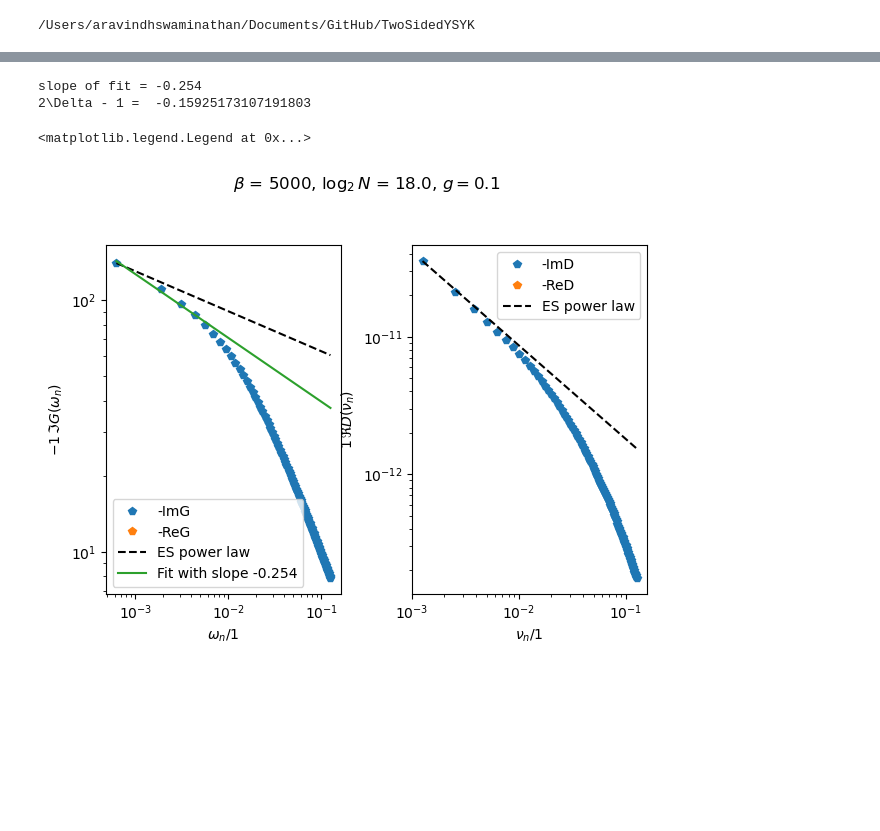
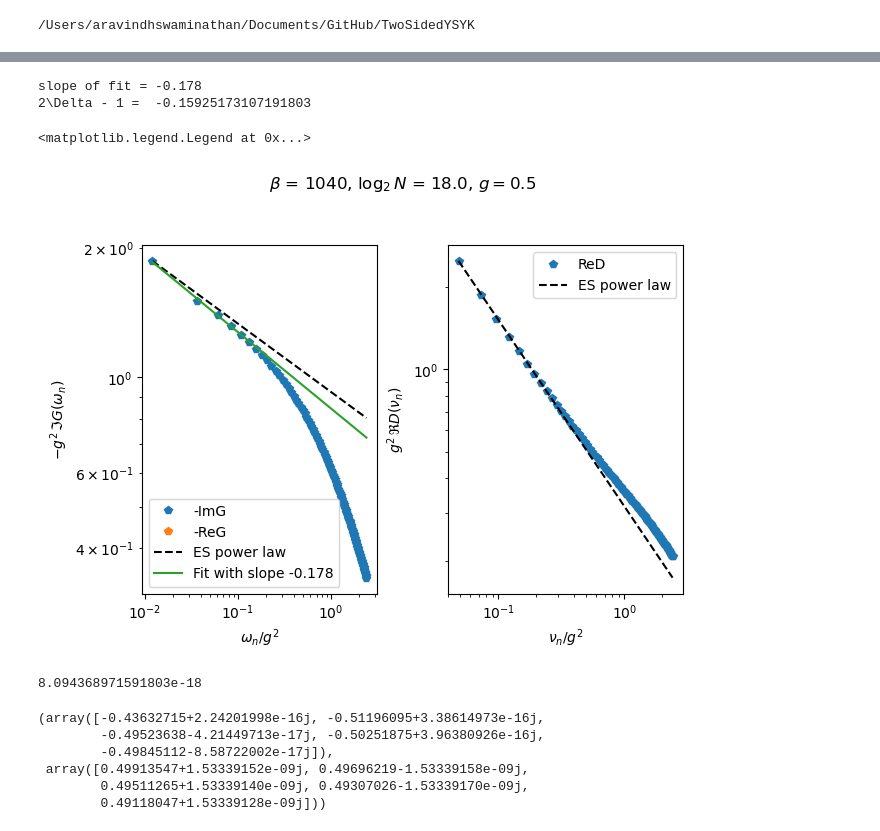
Before and after one commit to aravindhshankar/TwoSidedYSYK, a Jupyter notebook: Benchmarking/ES_ImagTimeLinBoson.ipynb, the cells around one changed output, grey strips where cells are left out. Saved outputs shown, nothing was run; the diff lists cells and outputs as text; code cells hidden in the pictures; blank space fills up the shorter version.

```diff
--- a/Benchmarking/ES_ImagTimeLinBoson.ipynb
+++ b/Benchmarking/ES_ImagTimeLinBoson.ipynb
@@ -9,15 +9,19 @@ from ConformalAnalytical import *
 /Users/aravindhswaminathan/Documents/GitHub/TwoSidedYSYK
 # %%
 Nbig = int(2**18)
-err = 1e-2
+err = 1e-1
 
-beta = 5000
+beta = 1040
 mu = 0.0
-g = 0.1
+#g = 1
+#g = np.sqrt(0.9**3)
+g = 0.5
 #r = 0.0 + 1e-8 * 1j
 r = 1.
+#r = (1**2)
 #r = g**2 * beta/2 + 0.001
 #r = 1e-8
+#r = 10**2
 kappa = 1.
 
 omega = (2 * np.arange(Nbig) - Nbig + 1) * np.pi/beta
@@ -157,66 +164,67 @@ Text(42.597222222222214, 0.5, '$\\Im{D(\\nu_n)}$')
 # %%
 start, stop = Nbig//2, Nbig//2 + 100
-startB, stopB = Nbig//2 + 1 , Nbig//2 + 101
+startB, stopB = Nbig//2 + 2 , Nbig//2 + 101
 delta = 0.420374134464041
 alt_delta = 0.116902
 
-fitG_val = -np.imag(Gomega[start])*1
+fitG_val = -np.imag(Gomega[start])*(g**2)
 #fitG_val = -np.imag(Gconf[start:stop])*(g**2)
-conf_fit_G = 1 * np.abs(omega/(1.**2))**(2*delta - 1)
+conf_fit_G = 1 * np.abs(omega/(g**2))**(2*delta - 1)
 conf_fit_G = conf_fit_G/conf_fit_G[start] * fitG_val
 alt_conf_fit_G = fitG_val * np.abs(omega/(1.))**(2*alt_delta - 1)
 
-fitD_val = -np.imag(Domega[startB])*(1)
-#fitD_val = np.real(Dconf[startB:stopB])
-conf_fit_D = 1 * np.abs(nu[startB:stopB]/(1))**(1-4*delta)
+#fitD_val = -np.imag(Domega[startB])*(g**2)
+fitD_val = np.real(Domega[startB]) * (g**2)
+conf_fit_D = 1 * np.abs(nu[startB:stopB]/(g**2))**(1-4*delta)
 conf_fit_D = conf_fit_D/conf_fit_D[0] * fitD_val
 alt_conf_fit_D = 1 * np.abs(nu[startB]/(1))**(1-4*alt_delta)
 
 
 #fitslice = slice(start+0, start + 5)
-fitslice = slice(start, start + 5)
+fitslice = slice(start+0, start + 5)
 #fitslice = slice(start+25, start + 35)
-functoplot = -np.imag(Gomega)
-m,c = np.polyfit(np.log(np.abs(omega[fitslice])), np.log(functoplot[fitslice]),1)
+functoplot = -np.imag(Gomega)*(g**2)
+m,c = np.polyfit(np.log(np.abs(omega[fitslice])/(g**2)), np.log(functoplot[fitslice]),1)
 print(f'slope of fit = {m:.03f}')
 print('2\Delta - 1 = ', 2*delta-1)
 
 fig,(ax1,ax2) = plt.subplots(1,2)
 #fig.set_figwidth(10)
 titlestring = r'$\beta$ = ' + str(beta) + r', $\log_2{N}$ = ' + str(np.log2(Nbig)) + r', $g = $' + str(g)
 fig.suptitle(titlestring)
 fig.tight_layout(pad=2)
 
-ax1.loglog(omega[start:stop], -np.imag(Gomega[start:stop])*(1),'p',label = '-ImG')
-ax1.loglog(omega[start:stop], -np.real(Gomega[start:stop])*(1),'p',label = '-ReG')
-ax1.loglog(omega[start:stop], conf_fit_G[start:stop],'k--',label = 'ES power law')
-ax1.loglog(omega[start:stop], np.exp(c)*np.abs(omega[start:stop])**m, label=f'Fit with slope {m:.03f}')
+ax1.loglog(omega[start:stop]/(g**2), -np.imag(Gomega[start:stop])*(g**2),'p',label = '-ImG')
+ax1.loglog(omega[start:stop]/(g**2), -np.real(Gomega[start:stop])*(g**2),'p',label = '-ReG')
+ax1.loglog(omega[start:stop]/(g**2), conf_fit_G[start:stop],'k--',label = 'ES power law')
+ax1.loglog(omega[start:stop]/(g**2), np.exp(c)*np.abs(omega[start:stop]/(g**2))**m, label=f'Fit with slope {m:.03f}')
 #ax1.loglog(omega[start:]/(g**2), -np.imag(Gconf[start:])*(g**2),'m.',label = 'ES solution')
 #ax1.loglog(omega[start:]/(g**2), alt_conf_fit_G[start:],'g--', label = 'alt power law')
 #ax1.set_xlim(omega[start]/2,omega[start+15])
 #ax1.set_ylim(1e-1,1e1)
-ax1.set_xlabel(r'$\omega_n/1$')
-ax1.set_ylabel(r'$-1\,\Im{G(\omega_n)}$')
+ax1.set_xlabel(r'$\omega_n/g^2$')
+ax1.set_ylabel(r'$-g^2\,\Im{G(\omega_n)}$')
 #ax1.set_aspect('equal', adjustable='box')
 #ax1.axis('square')
 ax1.legend()
 
 
-ax2.loglog(nu[startB:stopB]/(1), -np.imag(Domega[startB:stopB])*(1),'p',label='-ImD')
-ax2.loglog(nu[startB:stopB]/(1), -np.real(Domega[startB:stopB])*(1),'p',label='-ReD')
-ax2.loglog(nu[startB:stopB]/(1), conf_fit_D,'k--',label = 'ES power law')
+#ax2.loglog(nu[startB:stopB]/(g**2), -np.imag(Domega[startB:stopB])*(g**2),'p',label='-ImD')
+ax2.loglog(nu[startB:stopB]/(g**2), np.real(Domega[startB:stopB])*(g**2),'p',label='ReD')
+ax2.loglog(nu[startB:stopB]/(g**2), conf_fit_D,'k--',label = 'ES power law')
 #ax2.loglog(nu[startB:]/(g**2), np.real(Dconf[startB:]),'m.',label = 'ES solution')
 #ax2.loglog(nu[startB:]/(g**2), alt_conf_fit_D,'g--', label = 'alt power law')
 #ax2.set_xlim(nu[startB]/2,nu[startB+15])
 #ax2.set_ylim(5e-1,100)
-ax2.set_xlabel(r'$\nu_n/1$')
-ax2.set_ylabel(r'$1\,\Re{D(\nu_n)}$',labelpad = None)
+ax2.set_xlabel(r'$\nu_n/g^2$')
+ax2.set_ylabel(r'$g^2\,\Re{D(\nu_n)}$',labelpad = None)
 #ax2.set_aspect('equal', adjustable='box')
 ax2.legend()
 
 #plt.savefig('lowenergy_powerlaw_ImagTime_SingleYSYK.pdf', bbox_inches = 'tight')
+#np.save('./Benchmarking/dataESIM/beta_1000_N_18_g_05.npy', np.array([Gtau,Dtau]))
 # %% [output]
-slope of fit = -0.254
+slope of fit = -0.178
 2\Delta - 1 =  -0.15925173107191803
 <matplotlib.legend.Legend at 0x...>
-[figure, old version]
+[figure, new version]
@@ -222,0 +233,13 @@ slope of fit = -0.254
+# %%
+np.max(np.real(Gomega[0:5]))
+# %% [output]
+8.094368971591803e-18
+# %%
+Gfreetau[0:5], Dfreetau[0:5]
+# %% [output]
+(array([-0.43632715+2.24201998e-16j, -0.51196095+3.38614973e-16j,
+        -0.49523638-4.21449713e-17j, -0.50251875+3.96380926e-16j,
+        -0.49845112-8.58722002e-17j]),
+ array([0.49913547+1.53339152e-09j, 0.49696219-1.53339158e-09j,
+        0.49511265+1.53339140e-09j, 0.49307026-1.53339170e-09j,
+        0.49118047+1.53339128e-09j]))
```
Also changed, not shown: parts of 5 cells of this notebook, 4 other files.
